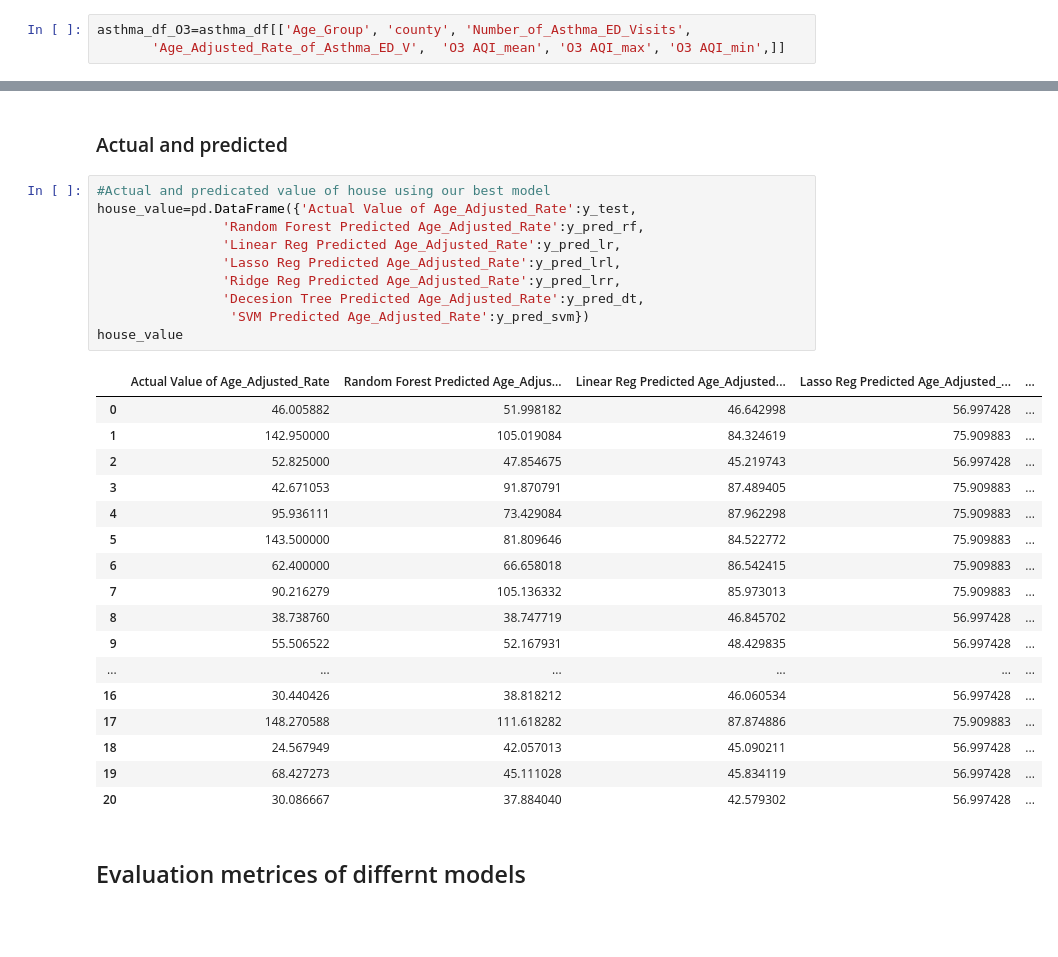
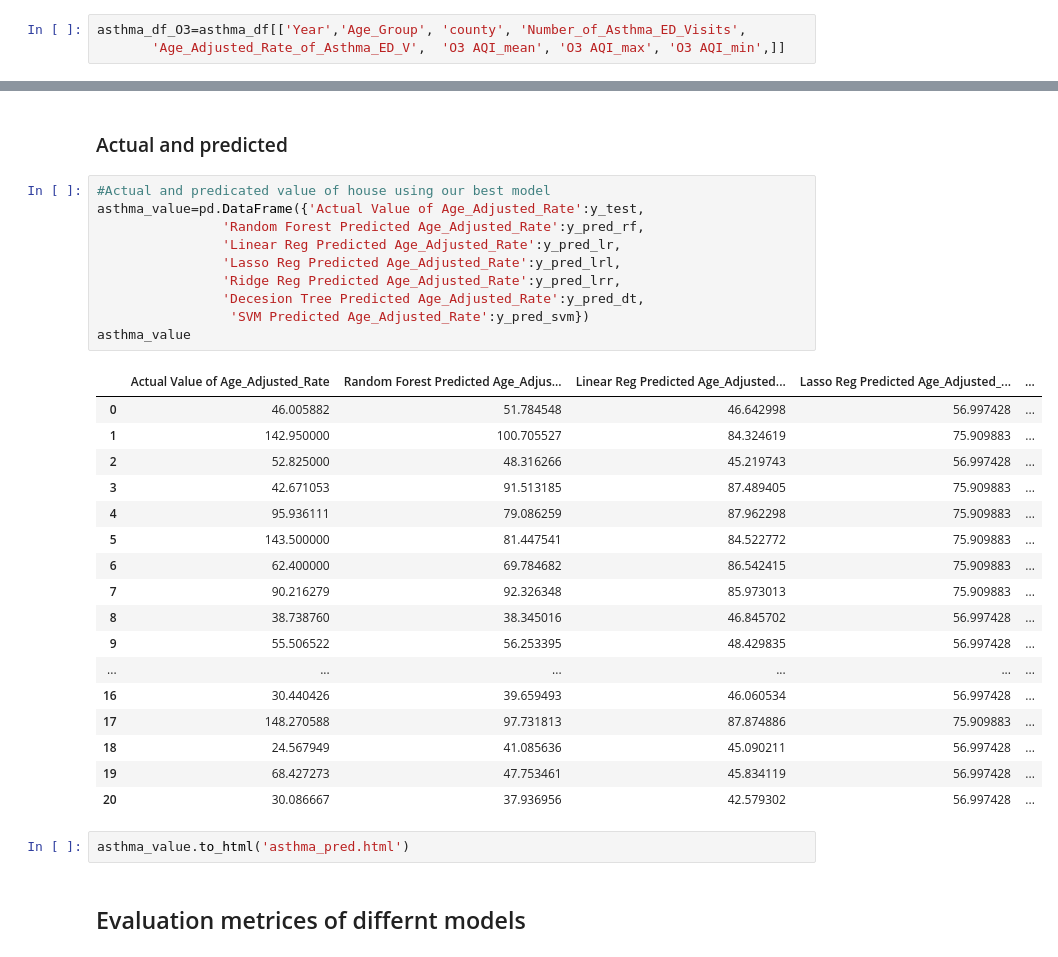
Before and after one commit to Rlizaran/Respiratory-Healthcare-Tool, a Jupyter notebook: 3.Data Modeling/Asthma_Model.ipynb, the cells around one changed output, grey strips where cells are left out. Saved outputs shown, nothing was run; the diff lists cells and outputs as text; blank space fills up the shorter version.

```diff
--- a/3.Data Modeling/Asthma_Model.ipynb
+++ b/3.Data Modeling/Asthma_Model.ipynb
@@ -47,7 +63,7 @@ Index(['Year', 'Age_Group', 'county', 'Number_of_Asthma_ED_Visits',
 # %%
 asthma_df_O3.to_html('asthma2.html')
 # %%
-asthma_df_O3=asthma_df[['Age_Group', 'county', 'Number_of_Asthma_ED_Visits',
+asthma_df_O3=asthma_df[['Year','Age_Group', 'county', 'Number_of_Asthma_ED_Visits',
        'Age_Adjusted_Rate_of_Asthma_ED_V',  'O3 AQI_mean', 'O3 AQI_max', 'O3 AQI_min',]]
 # %%
 asthma_df_O3.dtypes
@@ -769,32 +785,34 @@ The mean squared error of random forest regression is 23.421717340406506
 ### Actual and predicted
 # %%
 #Actual and predicated value of house using our best model
-house_value=pd.DataFrame({'Actual Value of Age_Adjusted_Rate':y_test,
+asthma_value=pd.DataFrame({'Actual Value of Age_Adjusted_Rate':y_test,
                 'Random Forest Predicted Age_Adjusted_Rate':y_pred_rf,
                 'Linear Reg Predicted Age_Adjusted_Rate':y_pred_lr,
                 'Lasso Reg Predicted Age_Adjusted_Rate':y_pred_lrl,
                 'Ridge Reg Predicted Age_Adjusted_Rate':y_pred_lrr,
                 'Decesion Tree Predicted Age_Adjusted_Rate':y_pred_dt,
                  'SVM Predicted Age_Adjusted_Rate':y_pred_svm})
-house_value
+asthma_value
 # %% [output]
 |  | Actual Value of Age_Adjusted_Rate | Random Forest Predicted Age_Adjus... | Linear Reg Predicted Age_Adjusted... | Lasso Reg Predicted Age_Adjusted_... | ... |
-| 0 | 46.005882 | 51.998182 | 46.642998 | 56.997428 | ... |
-| 1 | 142.950000 | 105.019084 | 84.324619 | 75.909883 | ... |
-| 2 | 52.825000 | 47.854675 | 45.219743 | 56.997428 | ... |
-| 3 | 42.671053 | 91.870791 | 87.489405 | 75.909883 | ... |
-| 4 | 95.936111 | 73.429084 | 87.962298 | 75.909883 | ... |
-| 5 | 143.500000 | 81.809646 | 84.522772 | 75.909883 | ... |
-| 6 | 62.400000 | 66.658018 | 86.542415 | 75.909883 | ... |
-| 7 | 90.216279 | 105.136332 | 85.973013 | 75.909883 | ... |
-| 8 | 38.738760 | 38.747719 | 46.845702 | 56.997428 | ... |
-| 9 | 55.506522 | 52.167931 | 48.429835 | 56.997428 | ... |
+| 0 | 46.005882 | 51.784548 | 46.642998 | 56.997428 | ... |
+| 1 | 142.950000 | 100.705527 | 84.324619 | 75.909883 | ... |
+| 2 | 52.825000 | 48.316266 | 45.219743 | 56.997428 | ... |
+| 3 | 42.671053 | 91.513185 | 87.489405 | 75.909883 | ... |
+| 4 | 95.936111 | 79.086259 | 87.962298 | 75.909883 | ... |
+| 5 | 143.500000 | 81.447541 | 84.522772 | 75.909883 | ... |
+| 6 | 62.400000 | 69.784682 | 86.542415 | 75.909883 | ... |
+| 7 | 90.216279 | 92.326348 | 85.973013 | 75.909883 | ... |
+| 8 | 38.738760 | 38.345016 | 46.845702 | 56.997428 | ... |
+| 9 | 55.506522 | 56.253395 | 48.429835 | 56.997428 | ... |
 | ... | ... | ... | ... | ... | ... |
-| 16 | 30.440426 | 38.818212 | 46.060534 | 56.997428 | ... |
-| 17 | 148.270588 | 111.618282 | 87.874886 | 75.909883 | ... |
-| 18 | 24.567949 | 42.057013 | 45.090211 | 56.997428 | ... |
-| 19 | 68.427273 | 45.111028 | 45.834119 | 56.997428 | ... |
-| 20 | 30.086667 | 37.884040 | 42.579302 | 56.997428 | ... |
+| 16 | 30.440426 | 39.659493 | 46.060534 | 56.997428 | ... |
+| 17 | 148.270588 | 97.731813 | 87.874886 | 75.909883 | ... |
+| 18 | 24.567949 | 41.085636 | 45.090211 | 56.997428 | ... |
+| 19 | 68.427273 | 47.753461 | 45.834119 | 56.997428 | ... |
+| 20 | 30.086667 | 37.936956 | 42.579302 | 56.997428 | ... |
+# %%
+asthma_value.to_html('asthma_pred.html')
 # %% [markdown]
 ## Evaluation metrices of differnt models
 # %%
```
Also changed, not shown: parts of 24 cells of this notebook, 12 other files.
